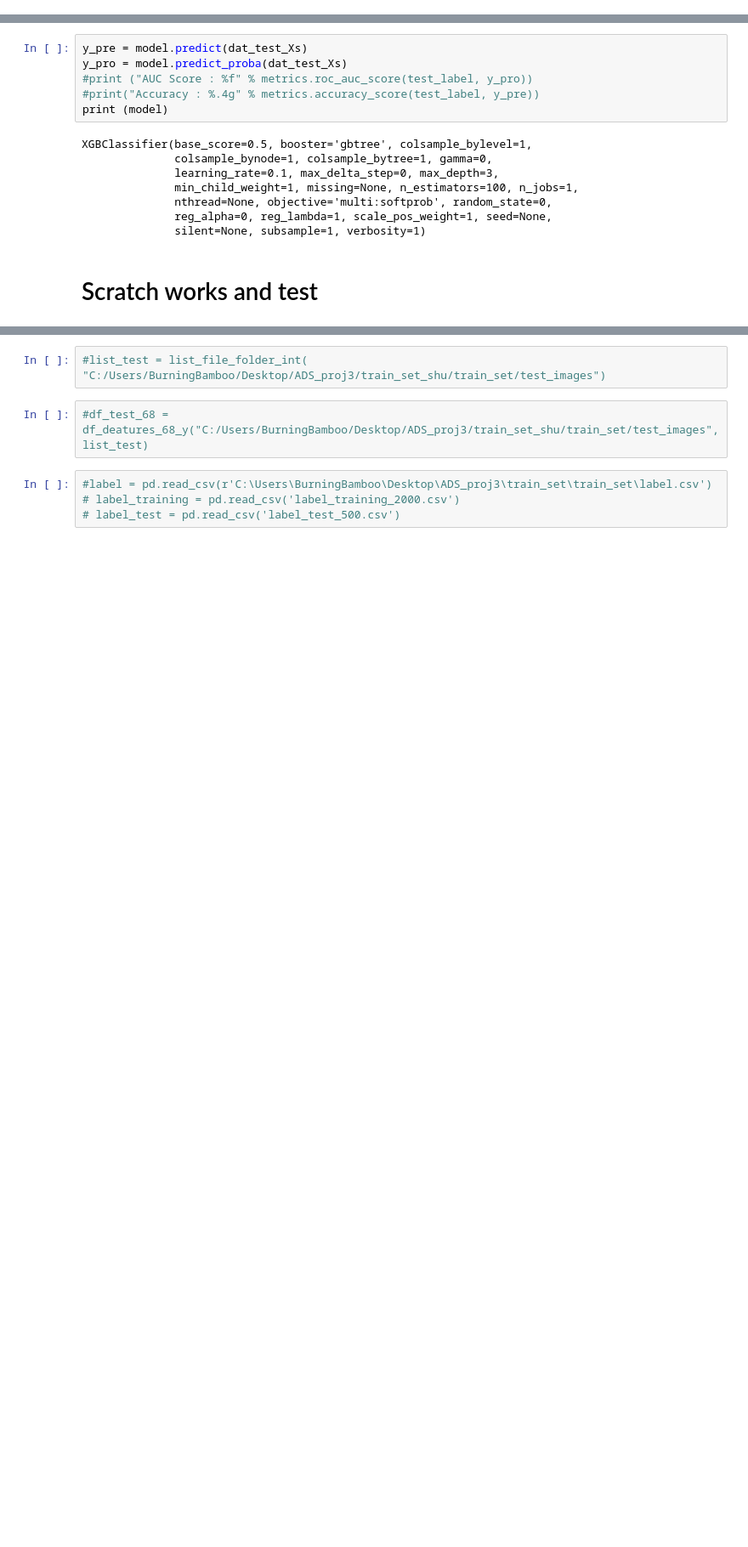
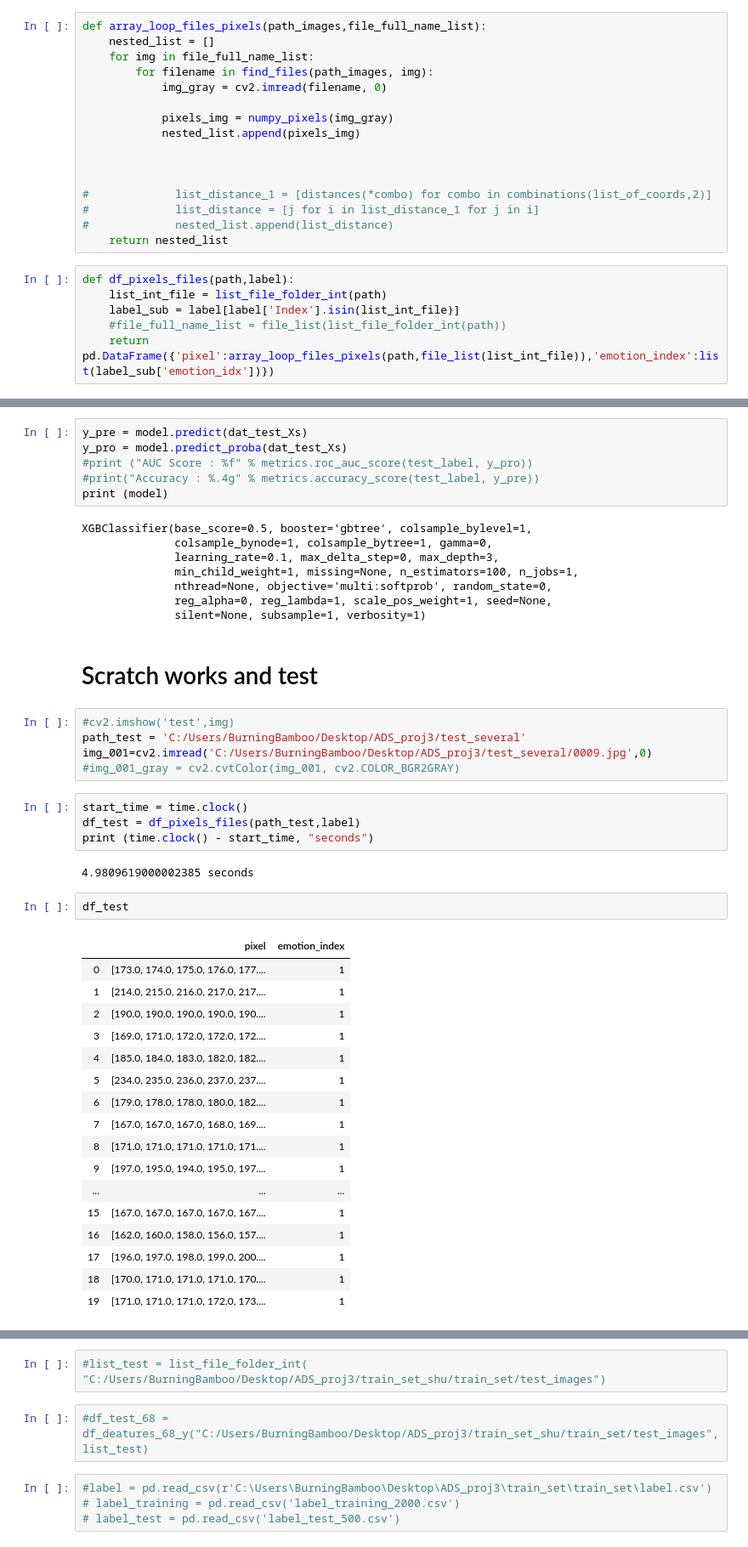
Before and after one commit to ftmhghpnh/fall2019-proj3-sec2--group6, a Jupyter notebook: doc/ADS_proj3_sl_2rd_commit.ipynb, the cells around one changed output, grey strips where cells are left out. Shown: that part at 85% size. Cells and saved outputs as stored; diff of their text form; blank space fills up the shorter version.

```diff
--- a/doc/ADS_proj3_sl_2rd_commit.ipynb
+++ b/doc/ADS_proj3_sl_2rd_commit.ipynb
@@ -265,6 +300,28 @@ def list_file_folder_int(path):
     list_data = files[1:]
     list_data = list(map(int, list_data))
     return list_data
+# %%
+def array_loop_files_pixels(path_images,file_full_name_list):
+    nested_list = []
+    for img in file_full_name_list:
+        for filename in find_files(path_images, img):
+            img_gray = cv2.imread(filename, 0)
+
+            pixels_img = numpy_pixels(img_gray)
+            nested_list.append(pixels_img)
+
+
+
+#             list_distance_1 = [distances(*combo) for combo in combinations(list_of_coords,2)]
+#             list_distance = [j for i in list_distance_1 for j in i]
+#             nested_list.append(list_distance)
+    return nested_list
+# %%
+def df_pixels_files(path,label):
+    list_int_file = list_file_folder_int(path)
+    label_sub = label[label['Index'].isin(list_int_file)]
+    #file_full_name_list = file_list(list_file_folder_int(path))
+    return pd.DataFrame({'pixel':array_loop_files_pixels(path,file_list(list_int_file)),'emotion_index':list(label_sub['emotion_idx'])})
 # %% [markdown]
 # Data
 # %% [markdown]
@@ -336,3 +397,34 @@ XGBClassifier(base_score=0.5, booster='gbtree', colsample_bylevel=1,
               silent=None, subsample=1, verbosity=1)
 # %% [markdown]
 # Scratch works and test
+# %%
+#cv2.imshow('test',img)
+path_test = 'C:/Users/BurningBamboo/Desktop/ADS_proj3/test_several'
+img_001=cv2.imread('C:/Users/BurningBamboo/Desktop/ADS_proj3/test_several/0009.jpg',0)
+#img_001_gray = cv2.cvtColor(img_001, cv2.COLOR_BGR2GRAY)
+# %%
+start_time = time.clock()
+df_test = df_pixels_files(path_test,label)
+print (time.clock() - start_time, "seconds")
+# %% [output]
+4.9809619000002385 seconds
+# %%
+df_test
+# %% [output]
+|  | pixel | emotion_index |
+| 0 | [173.0, 174.0, 175.0, 176.0, 177.... | 1 |
+| 1 | [214.0, 215.0, 216.0, 217.0, 217.... | 1 |
+| 2 | [190.0, 190.0, 190.0, 190.0, 190.... | 1 |
+| 3 | [169.0, 171.0, 172.0, 172.0, 172.... | 1 |
+| 4 | [185.0, 184.0, 183.0, 182.0, 182.... | 1 |
+| 5 | [234.0, 235.0, 236.0, 237.0, 237.... | 1 |
+| 6 | [179.0, 178.0, 178.0, 180.0, 182.... | 1 |
+| 7 | [167.0, 167.0, 167.0, 168.0, 169.... | 1 |
+| 8 | [171.0, 171.0, 171.0, 171.0, 171.... | 1 |
+| 9 | [197.0, 195.0, 194.0, 195.0, 197.... | 1 |
+| ... | ... | ... |
+| 15 | [167.0, 167.0, 167.0, 167.0, 167.... | 1 |
+| 16 | [162.0, 160.0, 158.0, 156.0, 157.... | 1 |
+| 17 | [196.0, 197.0, 198.0, 199.0, 200.... | 1 |
+| 18 | [170.0, 171.0, 171.0, 171.0, 170.... | 1 |
+| 19 | [171.0, 171.0, 171.0, 172.0, 173.... | 1 |
```
Also changed, not shown: parts of 33 cells of this notebook, 6 other files.
